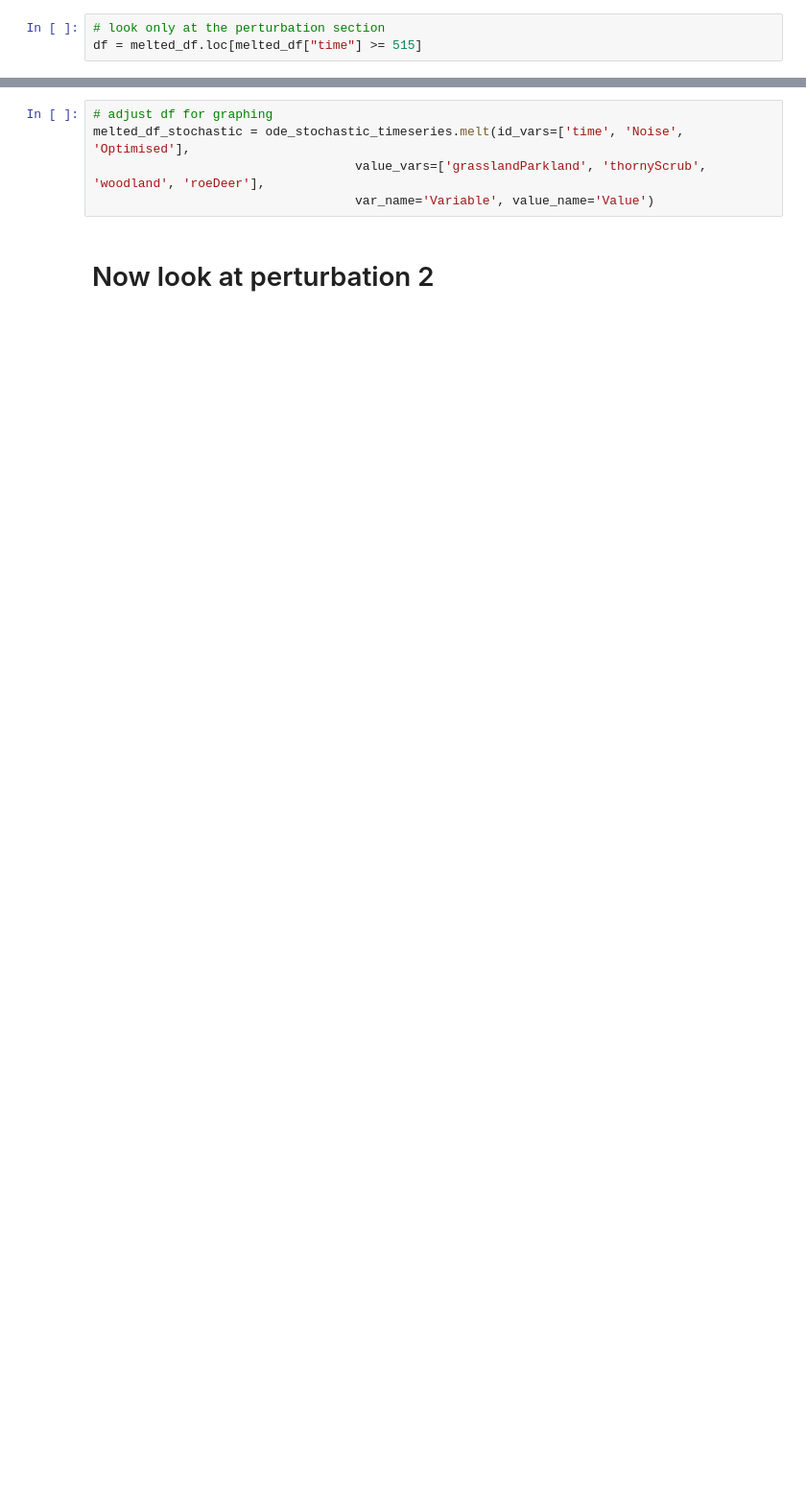
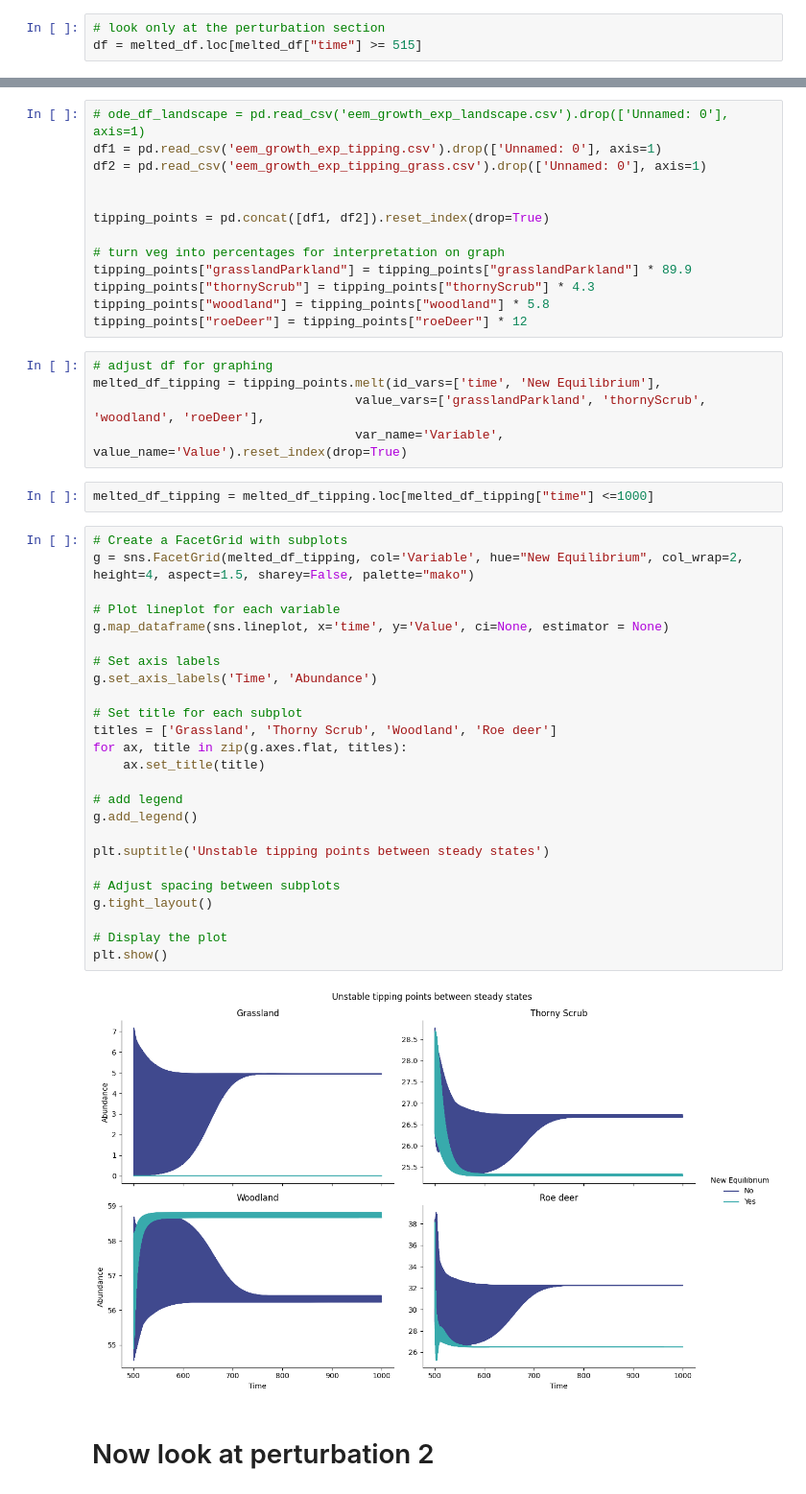
Before and after one commit to emjneil/rewilding_resilience, a Jupyter notebook: ode_experiments.ipynb, the cells around one changed output, grey strips where cells are left out. Shown at 96% size. Saved outputs shown, nothing was run; the diff lists cells and outputs as text; blank space fills up the shorter version.

```diff
--- a/ode_experiments.ipynb
+++ b/ode_experiments.ipynb
@@ -53,7 +69,49 @@ plt.show()
+# %%
+# ode_df_landscape = pd.read_csv('eem_growth_exp_landscape.csv').drop(['Unnamed: 0'], axis=1)
+df1 = pd.read_csv('eem_growth_exp_tipping.csv').drop(['Unnamed: 0'], axis=1)
+df2 = pd.read_csv('eem_growth_exp_tipping_grass.csv').drop(['Unnamed: 0'], axis=1)
+
+
+tipping_points = pd.concat([df1, df2]).reset_index(drop=True)
+
+# turn veg into percentages for interpretation on graph
+tipping_points["grasslandParkland"] = tipping_points["grasslandParkland"] * 89.9
+tipping_points["thornyScrub"] = tipping_points["thornyScrub"] * 4.3
+tipping_points["woodland"] = tipping_points["woodland"] * 5.8
+tipping_points["roeDeer"] = tipping_points["roeDeer"] * 12
 # %%
 # adjust df for graphing
-melted_df_stochastic = ode_stochastic_timeseries.melt(id_vars=['time', 'Noise', 'Optimised'],
+melted_df_tipping = tipping_points.melt(id_vars=['time', 'New Equilibrium'],
                                    value_vars=['grasslandParkland', 'thornyScrub', 'woodland', 'roeDeer'],
-                                   var_name='Variable', value_name='Value')
+                                   var_name='Variable', value_name='Value').reset_index(drop=True)
+# %%
+melted_df_tipping = melted_df_tipping.loc[melted_df_tipping["time"] <=1000]
+# %%
+# Create a FacetGrid with subplots
+g = sns.FacetGrid(melted_df_tipping, col='Variable', hue="New Equilibrium", col_wrap=2, height=4, aspect=1.5, sharey=False, palette="mako")
+
+# Plot lineplot for each variable
+g.map_dataframe(sns.lineplot, x='time', y='Value', ci=None, estimator = None)
+
+# Set axis labels
+g.set_axis_labels('Time', 'Abundance')
+
+# Set title for each subplot
+titles = ['Grassland', 'Thorny Scrub', 'Woodland', 'Roe deer']
+for ax, title in zip(g.axes.flat, titles):
+    ax.set_title(title)
+
+# add legend
+g.add_legend()
+
+plt.suptitle('Unstable tipping points between steady states')
+
+# Adjust spacing between subplots
+g.tight_layout()
+
+# Display the plot
+plt.show()
+# %% [output]
+[figure, added]
 # %% [markdown]
 # Now look at perturbation 2
```
Also changed, not shown: parts of 32 cells of this notebook, 13 other files.
